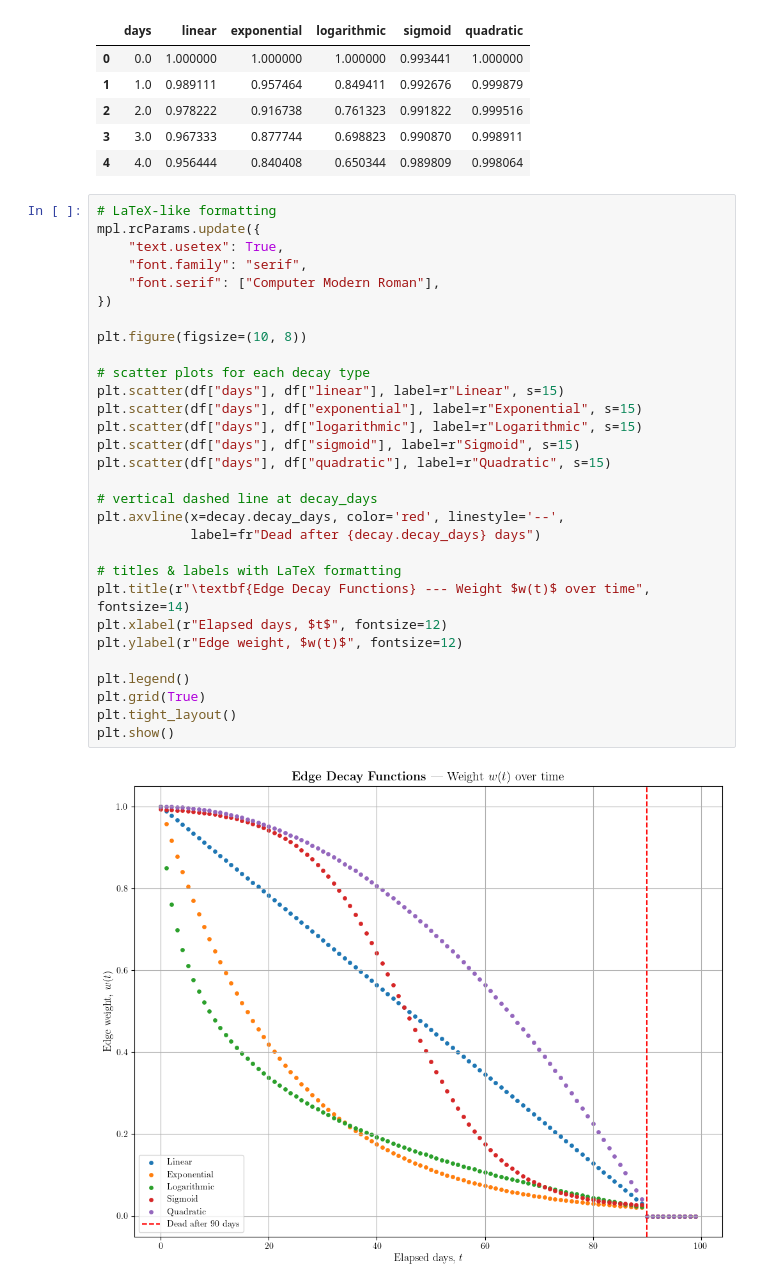
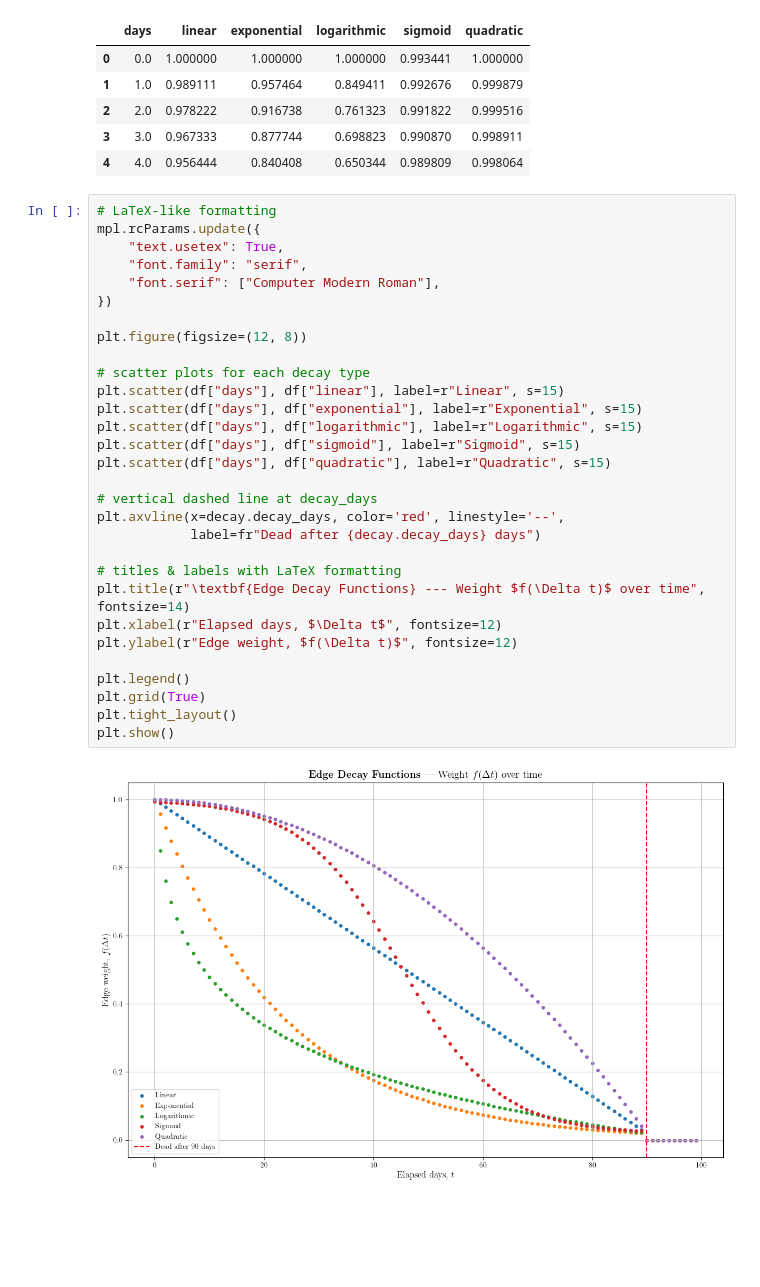
Before and after one commit to jamiebellthomas/apollo, a Jupyter notebook: KG/model_exponential_decay.ipynb, the cells around one changed output. Saved outputs shown, nothing was run; the diff lists cells and outputs as text; blank space fills up the shorter version.

```diff
--- a/KG/model_exponential_decay.ipynb
+++ b/KG/model_exponential_decay.ipynb
@@ -35,32 +35,32 @@ df.head()
 # %%
 # LaTeX-like formatting
 mpl.rcParams.update({
     "text.usetex": True,
     "font.family": "serif",
     "font.serif": ["Computer Modern Roman"],
 })
 
-plt.figure(figsize=(10, 8))
+plt.figure(figsize=(12, 8))
 
 # scatter plots for each decay type
 plt.scatter(df["days"], df["linear"], label=r"Linear", s=15)
 plt.scatter(df["days"], df["exponential"], label=r"Exponential", s=15)
 plt.scatter(df["days"], df["logarithmic"], label=r"Logarithmic", s=15)
 plt.scatter(df["days"], df["sigmoid"], label=r"Sigmoid", s=15)
 plt.scatter(df["days"], df["quadratic"], label=r"Quadratic", s=15)
 
 # vertical dashed line at decay_days
 plt.axvline(x=decay.decay_days, color='red', linestyle='--',
             label=fr"Dead after {decay.decay_days} days")
 
 # titles & labels with LaTeX formatting
-plt.title(r"\textbf{Edge Decay Functions} --- Weight $w(t)$ over time", fontsize=14)
-plt.xlabel(r"Elapsed days, $t$", fontsize=12)
-plt.ylabel(r"Edge weight, $w(t)$", fontsize=12)
+plt.title(r"\textbf{Edge Decay Functions} --- Weight $f(\Delta t)$ over time", fontsize=14)
+plt.xlabel(r"Elapsed days, $\Delta t$", fontsize=12)
+plt.ylabel(r"Edge weight, $f(\Delta t)$", fontsize=12)
 
 plt.legend()
 plt.grid(True)
 plt.tight_layout()
 plt.show()
 # %% [output]
-[figure, old version]
+[figure, new version]
```
Also changed, not shown: 5 other files.
